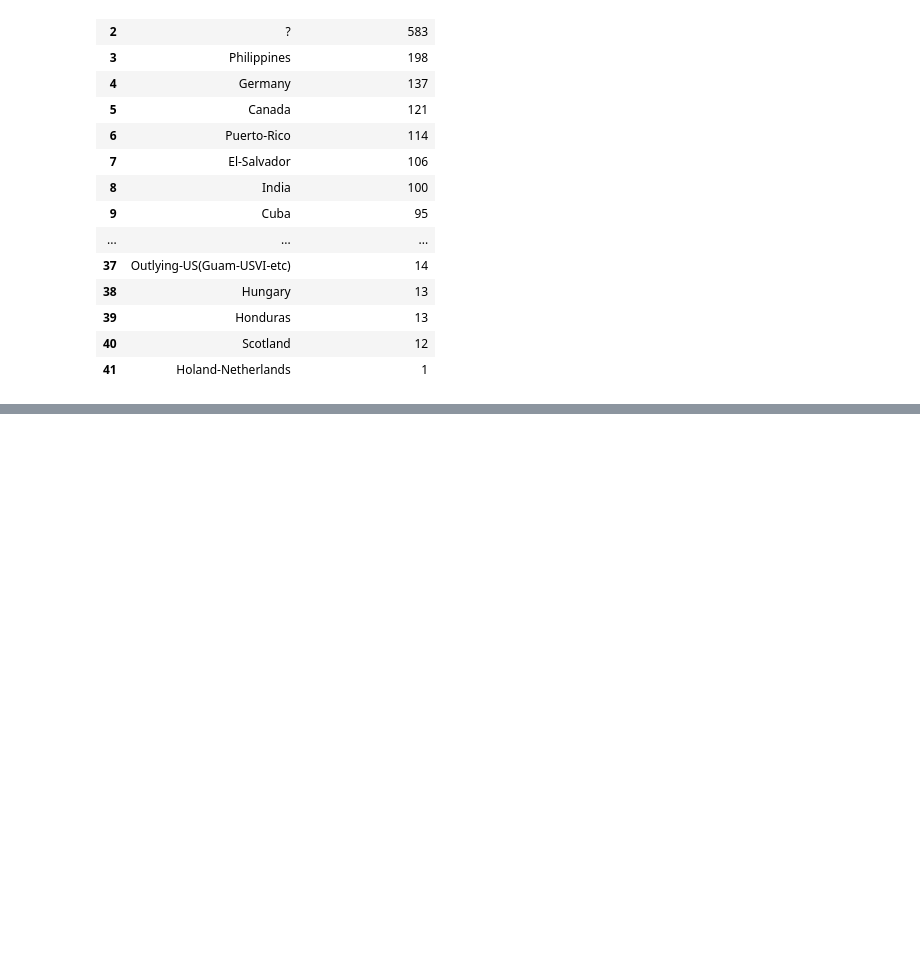
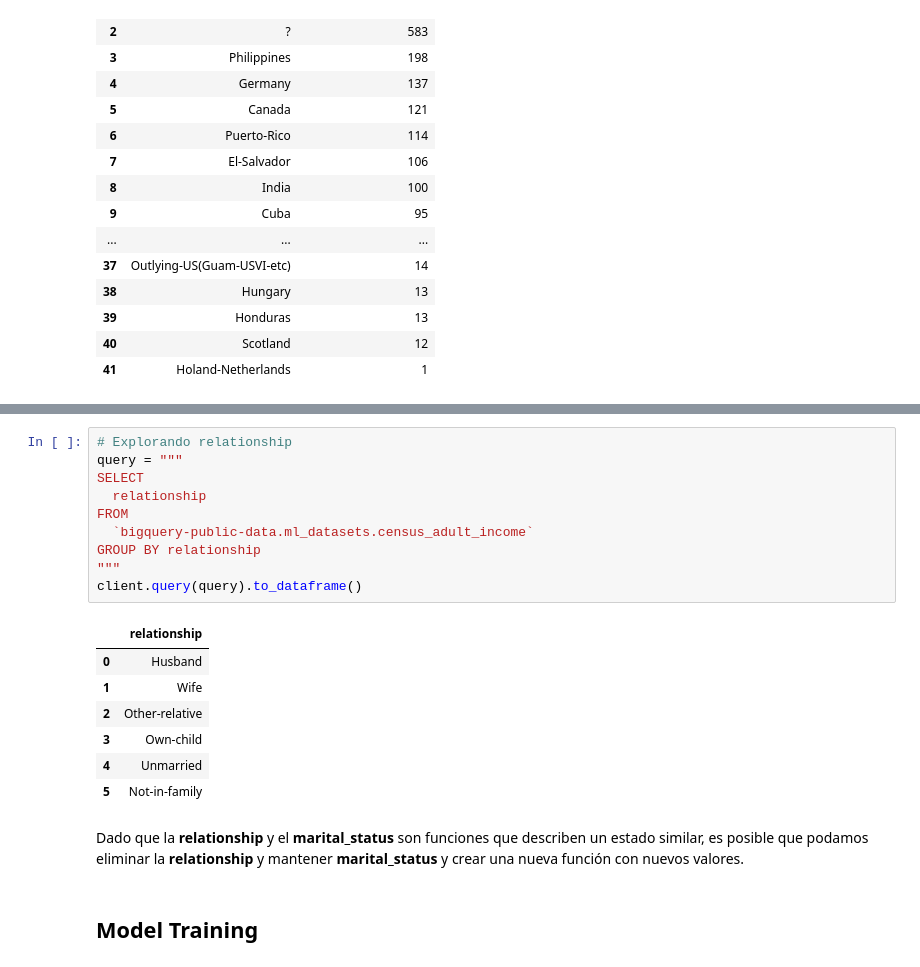
Before and after one commit to bryanfree66/bqml-examples, a Jupyter notebook: bqml_lr.ipynb, the cells around one changed output, grey strips where cells are left out. Cells and saved outputs as stored; diff of their text form; blank space fills up the shorter version.

```diff
--- a/bqml_lr.ipynb
+++ b/bqml_lr.ipynb
@@ -377,0 +447,22 @@ client.query(query).to_dataframe()
+# %%
+# Explorando relationship
+query = """
+SELECT
+  relationship
+FROM
+  `bigquery-public-data.ml_datasets.census_adult_income`
+GROUP BY relationship
+"""
+client.query(query).to_dataframe()
+# %% [output]
+|  | relationship |
+| 0 | Husband |
+| 1 | Wife |
+| 2 | Other-relative |
+| 3 | Own-child |
+| 4 | Unmarried |
+| 5 | Not-in-family |
+# %% [markdown]
+Dado que la **relationship** y el **marital_status** son funciones que describen un estado similar, es posible que podamos eliminar la **relationship** y mantener **marital_status** y crear una nueva función con nuevos valores.
+# %% [markdown]
+## Model Training
```
Also changed, not shown: parts of 5 cells of this notebook.
